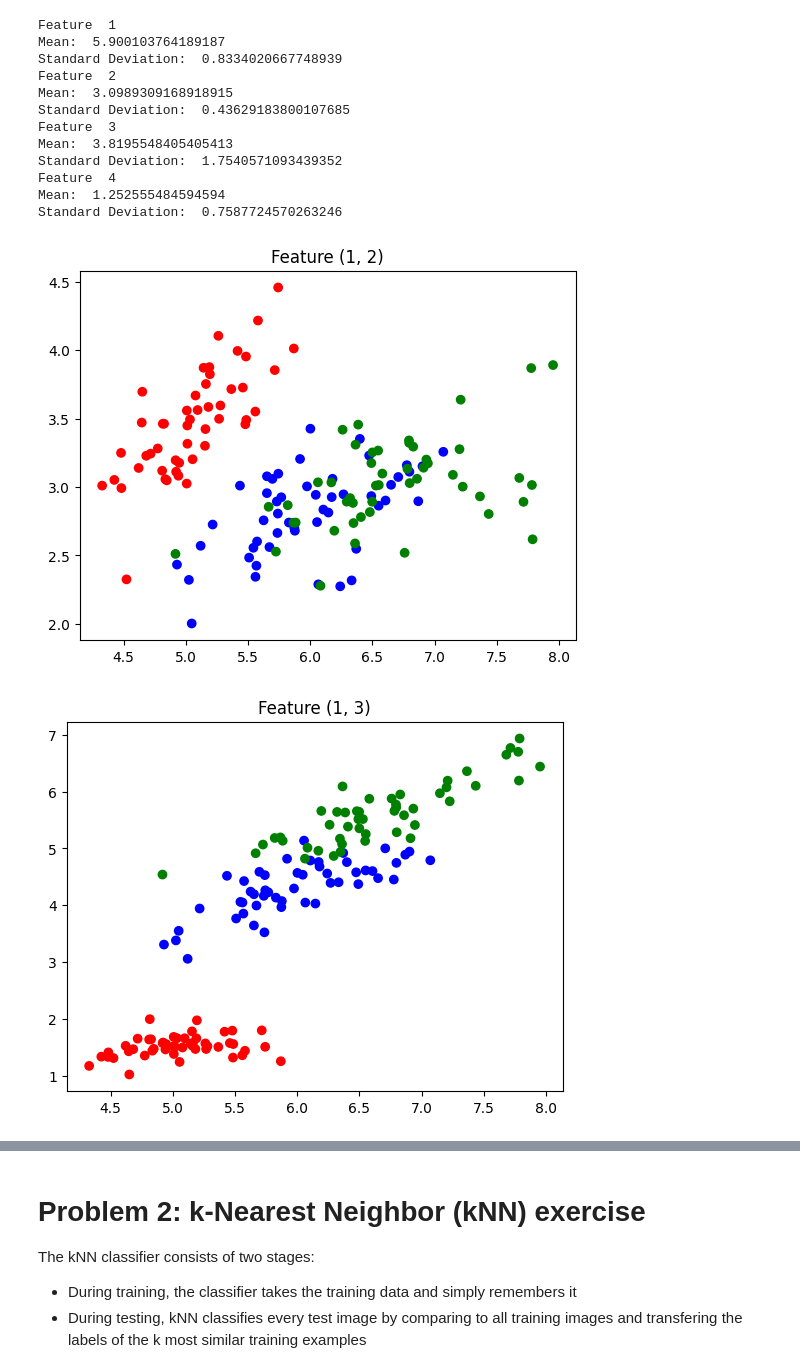
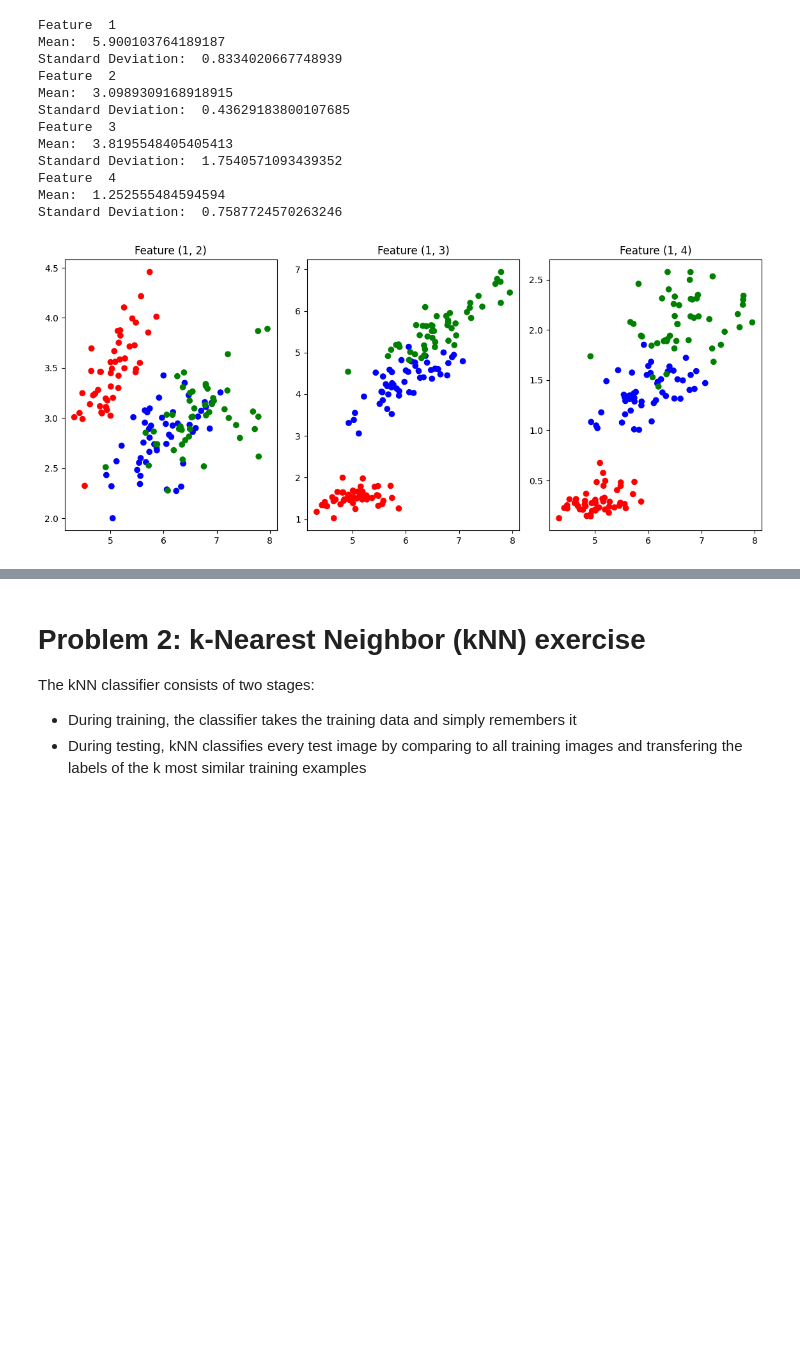
Before and after one commit to HarryXiong24/postgraduate-code-collection, a Jupyter notebook: ML/hw/hw1/Assignment_1.ipynb, the cells around one changed output, grey strips where cells are left out. Drawn from its saved outputs; the diff is of its cells as text; code cells hidden in the pictures; blank space fills up the shorter version.

```diff
--- a/ML/hw/hw1/Assignment_1.ipynb
+++ b/ML/hw/hw1/Assignment_1.ipynb
@@ -21,8 +21,13 @@ Number of data points:  148
 # 2. For each feature, plot a histogram ( plt.hist ) of the data values
 bins = int(1 + np.log2(data_points))
 
-for i in range(0, features):
+plt.figure(figsize=(15, 5))
+
+for i in range(features):
+    plt.subplot(1, features, i+1)
     plt.hist(X[:, i], bins)
     plt.title(f'Feature {i+1}')
-    plt.show()
+
+plt.tight_layout()
+plt.show()
 # %% [output]
@@ -55,25 +57,24 @@ Standard Deviation:  0.7587724570263246
 # %%
 
 # 4. For each pair of features (1,2), (1,3), and (1,4), plot a scatterplot (see plt.plot or plt.scatter ) of the feature values, colored according to their target value (class). (For example, plot all data points with y = 0 as blue, y = 1 as green, etc.)
 
 colors = []
 for y in Y:
     if y == 0:
         colors.append('red')
     elif y == 1:
         colors.append('blue')
     else:
         colors.append('green')
 
+plt.figure(figsize=(15, 5))
+
 for i in range(1, features):
+    plt.subplot(1, features, i+1)
     plt.scatter(X[:,0], X[:,i], c=colors)
     plt.title(f'Feature (1, {i+1})')
-    plt.show()
 
-for i in range(1, features):
-    plt.plot(X[:,0], X[:,i])
-    plt.title(f'Feature (1, {i+1})')
-    plt.show()
+plt.tight_layout()
+plt.show()
 # %% [output]
-[figure, old version]
+[figure, new version]
-[figure, removed]
```
Also changed, not shown: parts of 5 cells of this notebook, 1 other file.
